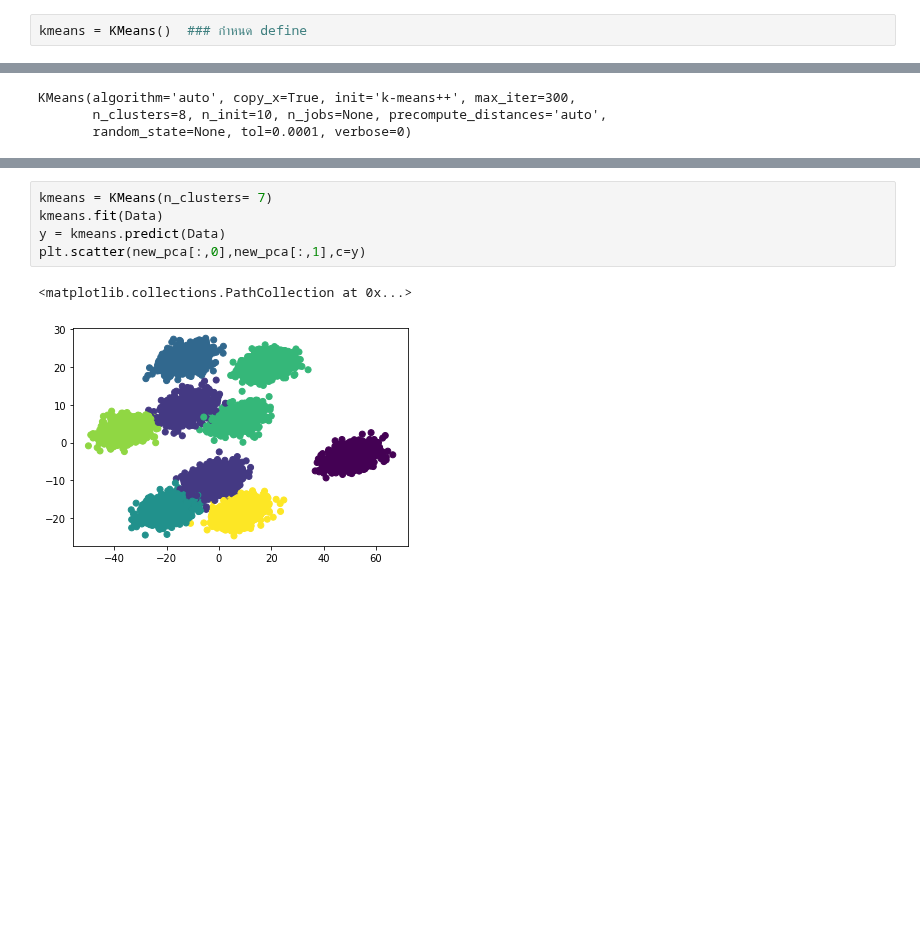
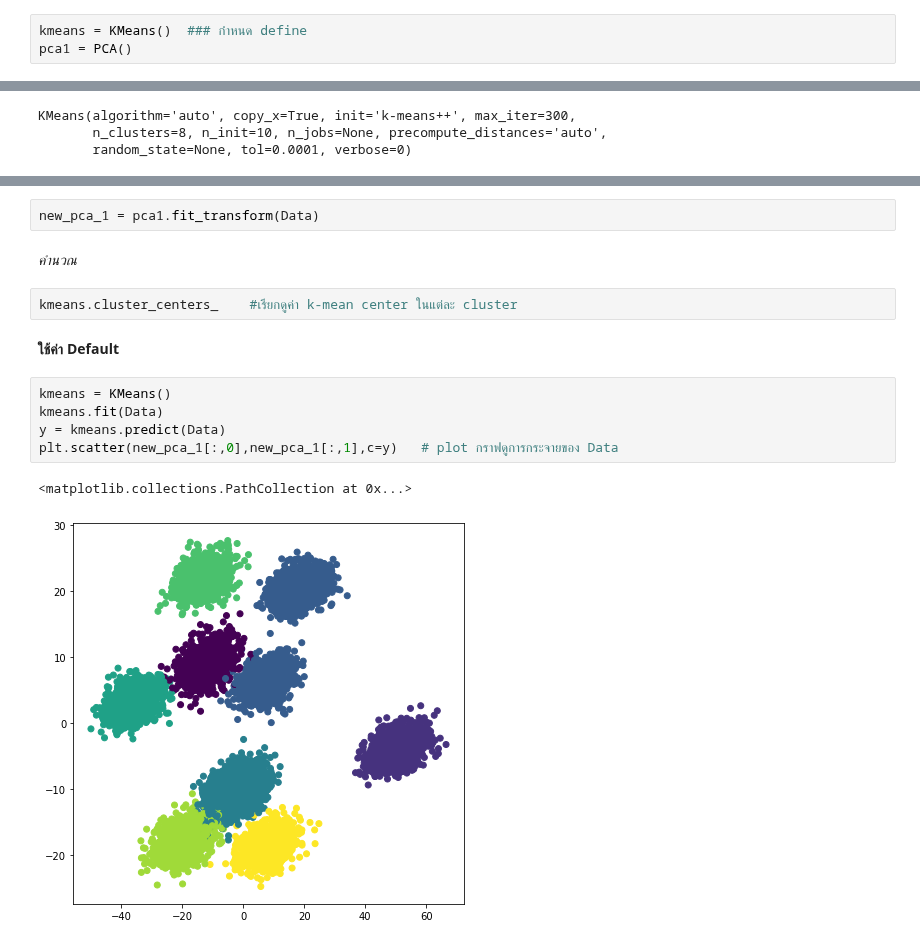
Before and after one commit to ThanikPimpiban/mulitivariate, a Jupyter notebook: Multivariate_Exam.ipynb, the cells around one changed output, grey strips where cells are left out. Drawn from its saved outputs; the diff is of its cells as text; blank space fills up the shorter version.

```diff
--- a/Multivariate_Exam.ipynb
+++ b/Multivariate_Exam.ipynb
@@ -73,2 +141,3 @@ define
 # %%
 kmeans = KMeans()  ### กำหนด define
+pca1 = PCA()
@@ -182,8 +152,16 @@ plt.ylabel('SSE');
-# %%
-kmeans = KMeans(n_clusters= 7)
-kmeans.fit(Data)
-y = kmeans.predict(Data)
-plt.scatter(new_pca[:,0],new_pca[:,1],c=y)
-# %% [output]
-<matplotlib.collections.PathCollection at 0x...>
-[figure, removed]
+# %%
+new_pca_1 = pca1.fit_transform(Data)
+# %% [markdown]
+*คำนวณ*
+# %%
+kmeans.cluster_centers_    #เรียกดูค่า k-mean center ในแต่ละ cluster
+# %% [markdown]
+**ใช้ค่า Default**
+# %%
+kmeans = KMeans()
+kmeans.fit(Data)
+y = kmeans.predict(Data)
+plt.scatter(new_pca_1[:,0],new_pca_1[:,1],c=y)   # plot กราฟดูการกระจายของ Data
+# %% [output]
+<matplotlib.collections.PathCollection at 0x...>
+[figure, added]
```
Also changed, not shown: parts of 57 cells of this notebook.
